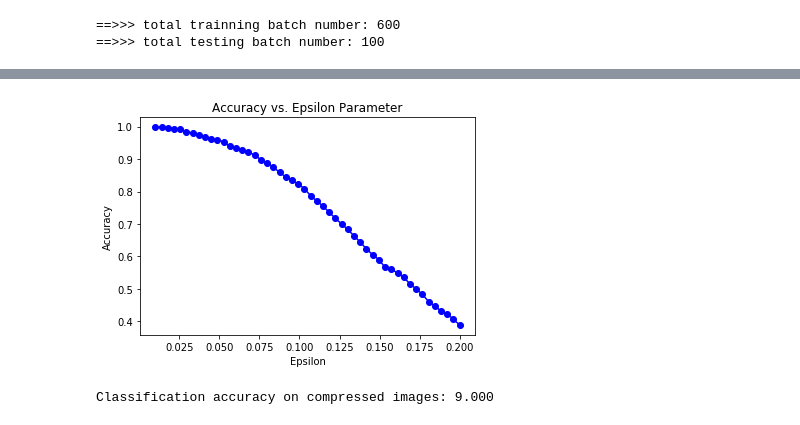
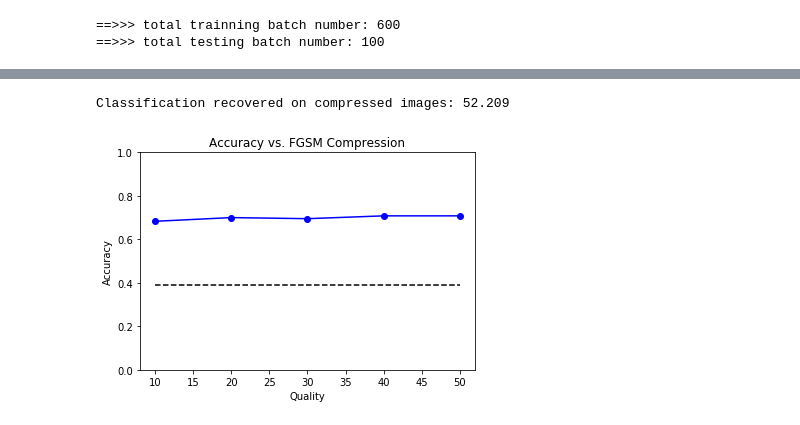
Before and after one commit to rraju1/Adv_jpeg_compression, a Jupyter notebook: adv_compression.ipynb, the cells around one changed output, grey strips where cells are left out. Cells and saved outputs as stored; diff of their text form; code cells hidden in the pictures.

Commit message:
changed the plt and how we review compression recovery

```diff
--- a/adv_compression.ipynb
+++ b/adv_compression.ipynb
@@ -473,0 +534,2 @@ For ep: 0.20, classification rate: 0.389
+# %%
+baseline = 1 - len(list_of_advs)/1000
@@ -474,8 +540,50 @@ For ep: 0.20, classification rate: 0.389
+# %%
+fgsm_compr_acc_list = []
+# %%
+#load in the compressed imgs and corresponding labels
+mat = scipy.io.loadmat('compr_fgsm.mat')
+fgsm_compr_imgs = mat['jpeg_compressed_imgs']
+fgsm_compr_test_labels = mat['sub_test_labels']
+
+# Get desired shape
+c_imgs = torch.Tensor(fgsm_compr_imgs)
+
+# None is basically a placeholder for 1 if we were working RGB color imgs, this would be 3
+c_imgs_ex = c_imgs[:,None,:,:] # Batch size, channel_num, img height, img width
+c_imgs_ex = c_imgs_ex.cuda() # need to put onto GPU for input to be accepted by model
+
+logits = model(c_imgs_ex)
+_, preds = torch.max(logits, 1) # get the most likely class labels
+
+num_preds = preds.size(0) # number of predictions
+pred_array = preds.cpu().detach().numpy()
+
+correct = 0
+for i in range(num_preds):
+    if pred_array[i] == fgsm_compr_test_labels[i]:
+        correct = correct + 1
+
+acc = (correct/num_preds) * 100
+
+print("Classification recovered on compressed images: {:.3f}".format(
+                acc))
+
+recovered = len(fgsm_compr_test_labels) * (acc/100)
+misclassified = len(fgsm_compr_test_labels) - recovered
+acc = 1 - misclassified/1000
+fgsm_compr_acc_list.append(acc)
+# %% [output]
+Classification recovered on compressed images: 52.209
+# %%
+q_fgsm = [10, 20, 30, 40, 50]
 # %%
-plt.plot(trial_eps, classification_rates, 'bo-')
-plt.title('Accuracy vs. Epsilon Parameter')
+plt.plot(q_fgsm, fgsm_compr_acc_list, 'bo-')
+plt.hlines(baseline, 10, 50, linestyles="dashed", label="epsilon=0.2")
+plt.ylim(0, 1)
+plt.title('Accuracy vs. FGSM Compression')
 plt.ylabel('Accuracy')
-plt.xlabel('Epsilon')
-plt.show()
+plt.xlabel('Quality')
+# plt.show()
+plt.savefig("JPEG_compression_vs_FGSM_compr.png", bbox_inches="tight")
 # %% [output]
-[figure, old version]
+[figure, new version]
@@ -501,12 +589,0 @@ pred_array = preds.cpu().detach().numpy()
-# %%
-correct = 0
-for i in range(num_preds):
-    if pred_array[i] == compr_test_labels[i]:
-        correct = correct + 1
-
-acc = (correct/num_preds) * 100
-
-print("Classification accuracy on compressed images: {:.3f}".format(
-                acc))
-# %% [output]
-Classification accuracy on compressed images: 9.000
```
Also changed, not shown: parts of 15 cells of this notebook.
